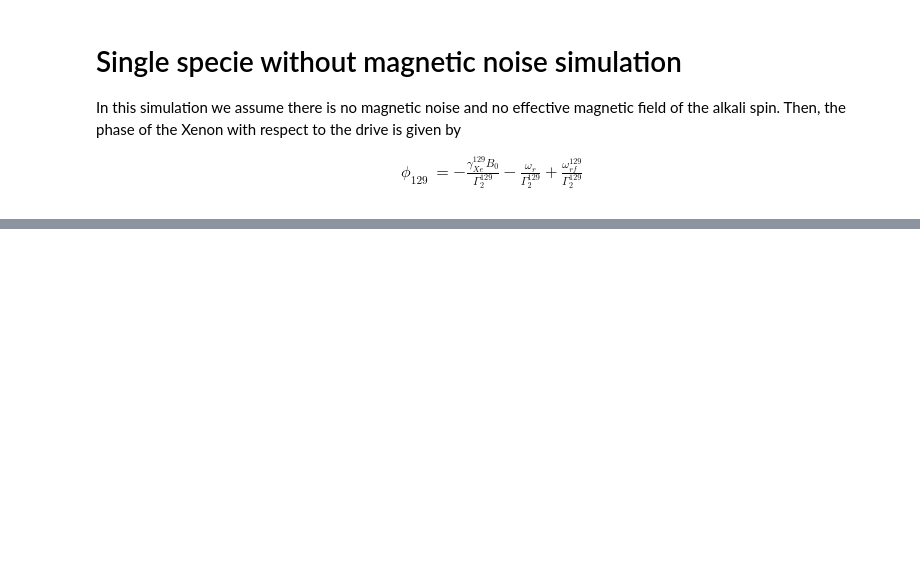
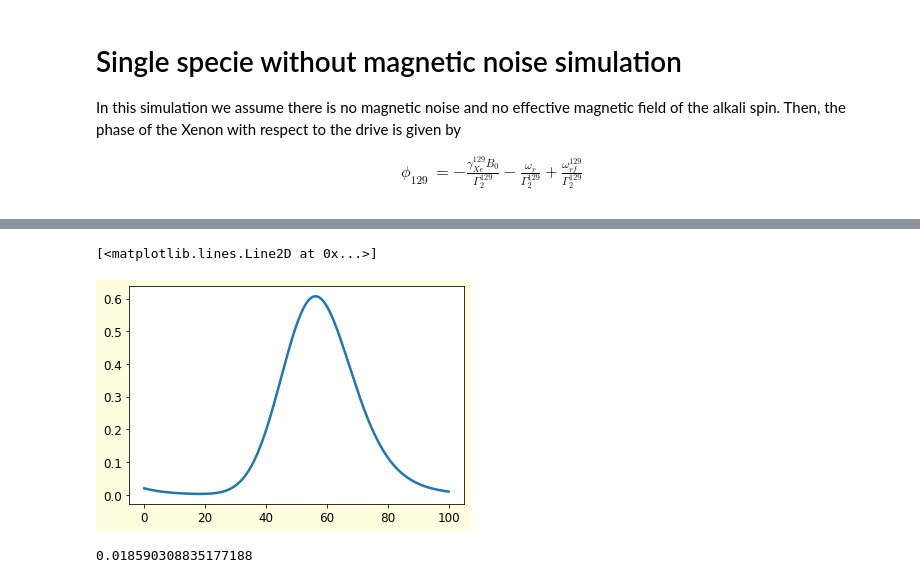
Before and after one commit to RoyElkabetz/NMR-gyroscope, a Jupyter notebook: src/NMRG_experiment1.ipynb, the cells around one changed output, grey strips where cells are left out. Drawn from its saved outputs; the diff is of its cells as text; code cells hidden in the pictures; blank space fills up the shorter version.

```diff
--- a/src/NMRG_experiment1.ipynb
+++ b/src/NMRG_experiment1.ipynb
@@ -163,3 +146,38 @@ Kt = Xe129.solve_dynamics(ts)
+# %%
+t_final = 1000
+dt = 0.1
+steps = int(t_final // dt )
+ts1 = np.linspace(0, dt, 2)
+ts = np.linspace(0, t_final, steps)
+
+t1 = 30       # s
+t2 = 8        # s
+Rse = np.array([0, 0, 0.1]) * t1       # |K| / s
+epsilon = 1e-7
+
+B0 = 1 * G2T  * np.ones(steps)  # Tesla
+#wr = 30 * gaussian(ts, 600, 40)    # rad / s
+wr = 0.1 * sigmoid(ts, 10, 400)    # rad / s
+Ad = 2 * np.sqrt((1 / t1) * (1 / t2)) * np.ones(steps) # 1 / s
+wd = g129 * 1 * G2T * np.ones(steps)                   # rad / s
+Kt = np.zeros((steps, 3))
+Ks = np.zeros((steps, 3))
+
+
+Xe129 = Xenon(gamma=g129, t1=t1, t2=t2, name='129')
+#Xe129.drive = False
+Xe129.K0 = np.array([-0.0259, 0.02, 0.3])
+Xe129.set_spin_exchange_amp(Rse)
+
+for i in range(steps):
+  Xe129.set_z_bias_field(B0[i])
+  Xe129.set_y_drive_field(Ad[i], wd[i])
+  Xe129.set_bloch_matrix(B0[i], wr[i])
+  Xe129.solve_steady_state()
+  Ks[i, :] = Xe129.Ksteady
+  Kt1 = Xe129.solve_dynamics(ts1)
+  Kt[i, :] = Kt1[-1, :]
+  Xe129.K0 = Kt1[-1, :]
 # %%
 # Plot the spin solution
 plt.rcParams.update({'font.size': 12})  # increase the font size
@@ -222,0 +265,9 @@ plt.show()
+# %%
+plt.plot(ts, Kt[:, 1])
+# %% [output]
+[<matplotlib.lines.Line2D at 0x...>]
+[figure, added]
+# %%
+Kt[:, 1].min()
+# %% [output]
+0.018590308835177188
```
Also changed, not shown: parts of 8 cells of this notebook.
